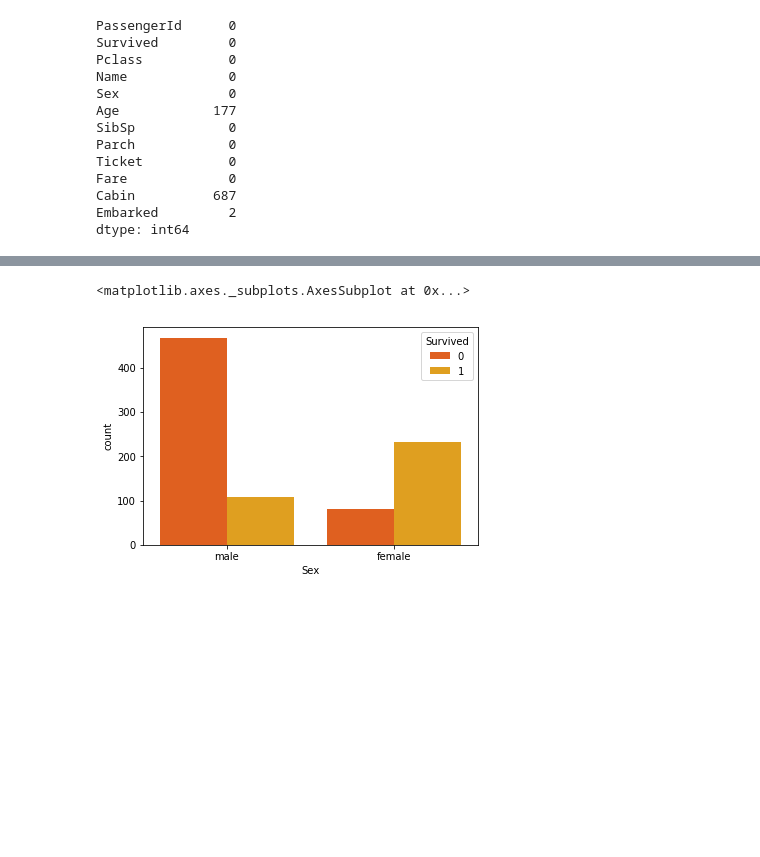
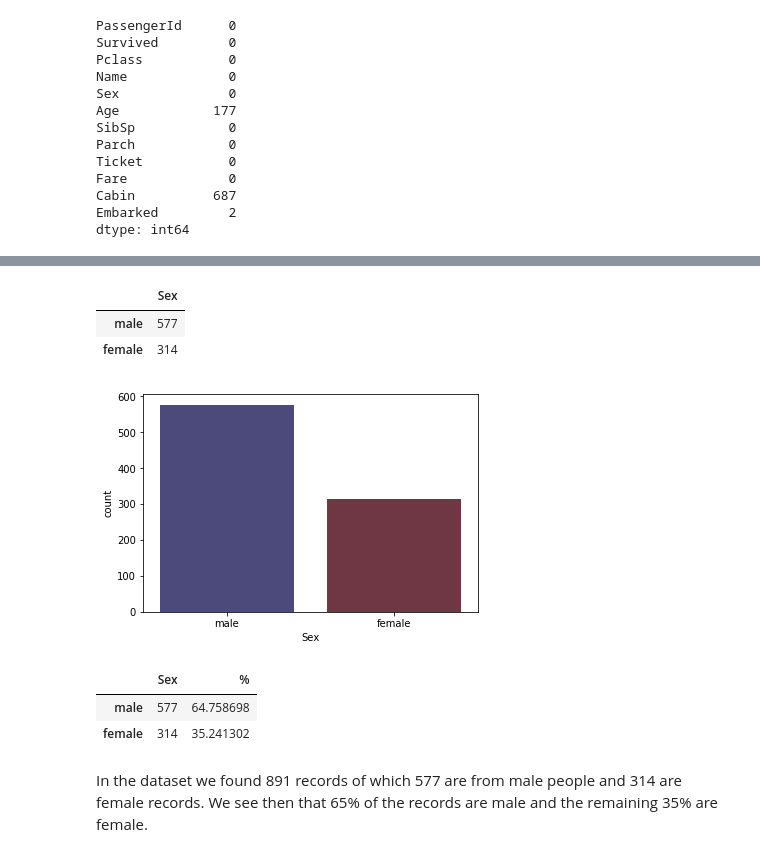
Before and after one commit to pablojrosa/Titanic_EDA, a Jupyter notebook: Titanic_EDA.ipynb, the cells around one changed output, grey strips where cells are left out. Drawn from its saved outputs; the diff is of its cells as text; code cells hidden in the pictures; blank space fills up the shorter version.

```diff
--- a/Titanic_EDA.ipynb
+++ b/Titanic_EDA.ipynb
@@ -71,6 +42,20 @@ Approximately 40% of the Titani, were men traveling at the 3rd class
 # %%
-sns.countplot(x='Sex', hue='Survived', data=df, palette='autumn')
+sns.countplot(x='Sex', data=df,palette='icefire')
+p = pd.DataFrame(df.Sex.value_counts())
+p
 # %% [output]
-<matplotlib.axes._subplots.AxesSubplot at 0x...>
+|  | Sex |
+| male | 577 |
+| female | 314 |
-[figure, old version]
+[figure, new version]
+# %%
+p['%']= p['Sex']/p['Sex'].sum()*100
+p
+# %% [output]
+|  | Sex | % |
+| male | 577 | 64.758698 |
+| female | 314 | 35.241302 |
+# %% [markdown]
+In the dataset we found 891 records of which 577 are from male people and 314 are female records.
+We see then that 65% of the records are male and the remaining 35% are female.
 # %%
```
Also changed, not shown: parts of 21 cells of this notebook.
